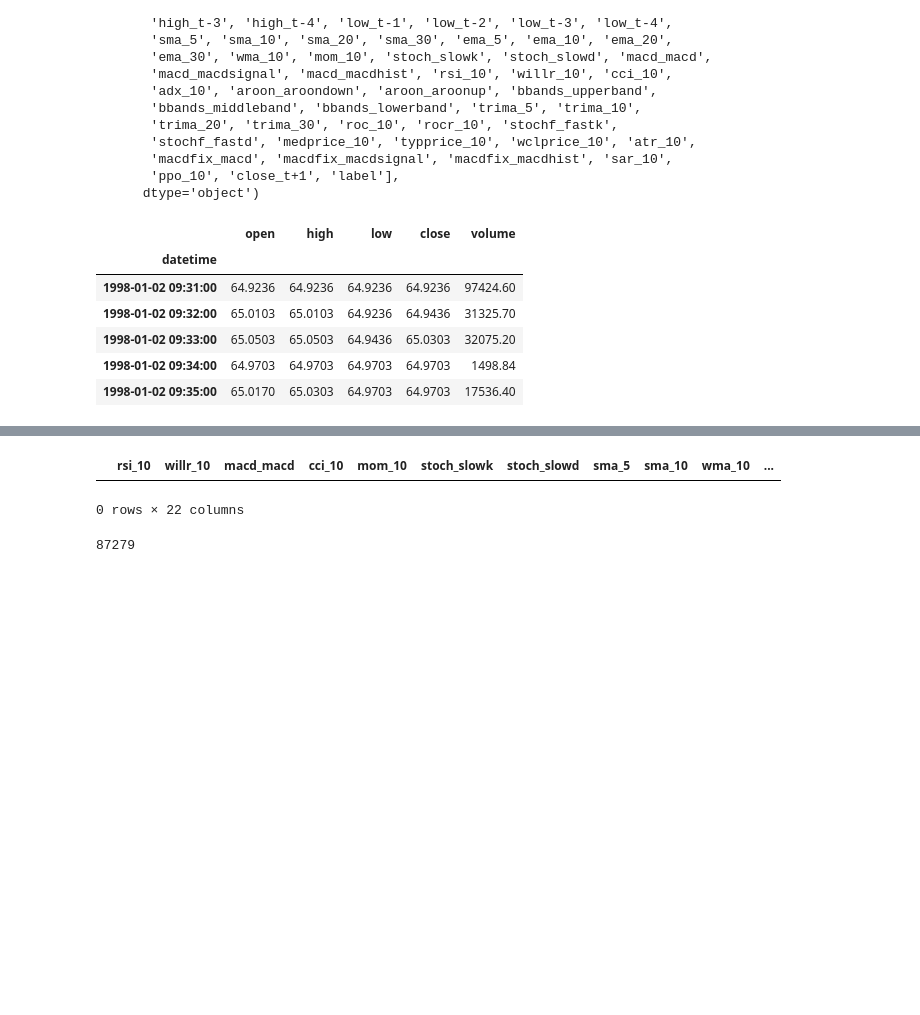
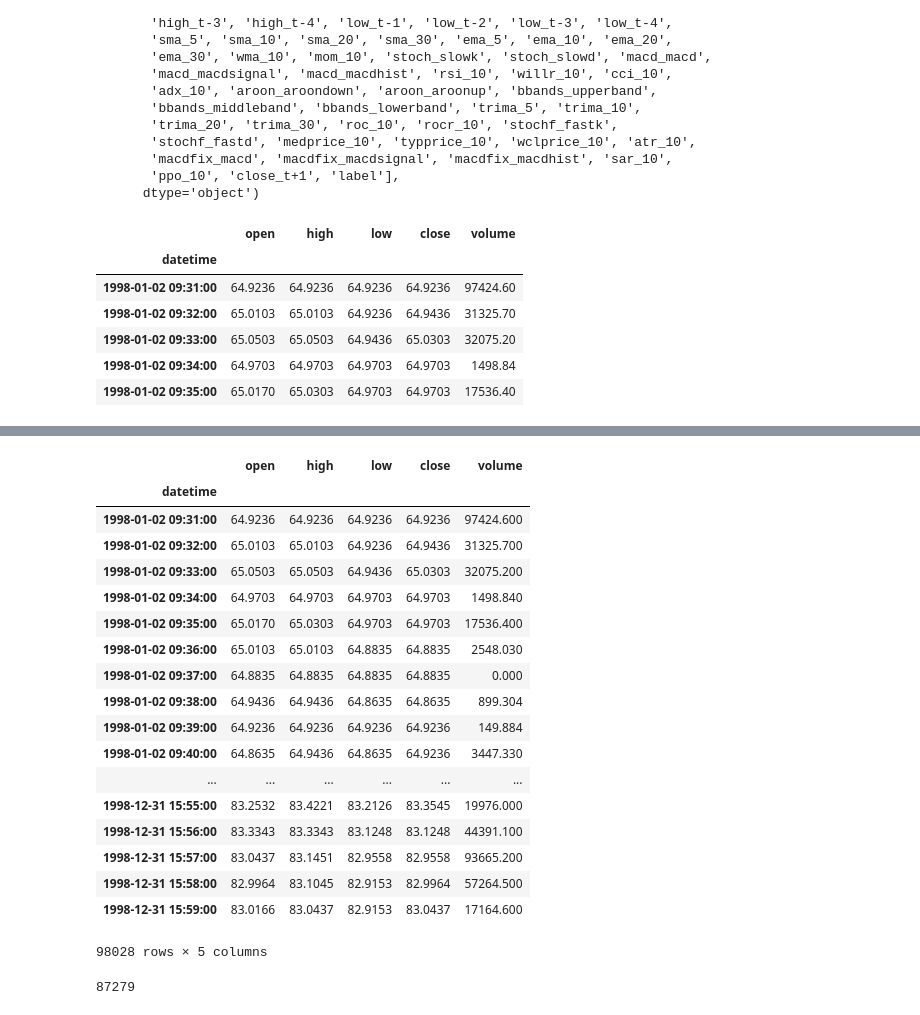
Before and after one commit to cetrulin/regime-switching-series-generator, a Jupyter notebook: notebooks/Data_preparation_experiments_NA_no_handling_gaps-QUANTQUOTE_MINUTES.ipynb, the cells around one changed output, grey strips where cells are left out. Saved outputs shown, nothing was run; the diff lists cells and outputs as text; code cells hidden in the pictures; blank space fills up the shorter version.

```diff
--- a/notebooks/Data_preparation_experiments_NA_no_handling_gaps-QUANTQUOTE_MINUTES.ipynb
+++ b/notebooks/Data_preparation_experiments_NA_no_handling_gaps-QUANTQUOTE_MINUTES.ipynb
@@ -38,13 +38,13 @@ for source in sources:
     for file in ['spy_historical']: # ['SPY_[2017-09-22_to_2017-12-09]']:  #['spy_alphavantage_2017', 'spy_alphavantage_2018', 'spy_alphavantage_2019_2020']:
         path = os.sep.join(['C:','Users','suare','data', 'raw', 'quantquote', 'minutes', file])  # new - moving data across
         df = pd.read_csv(path+'.csv', sep=',')
+        assert False
 #         df.rename(columns={'Date':'datetime'}, inplace=True)
         df['date'] =  pd.to_datetime(df['date'], format='%Y%m%d').dt.strftime('%Y-%m-%d')
         df['time'] = (pd.to_datetime(df['time'].astype(str).str.strip(), format='%H%M').dt.strftime('%H:%M'))
         df['datetime'] = df.date.astype(str) + ' ' + df.time.astype(str)
         df.index = pd.to_datetime(df.datetime)
-#         df.drop(columns=['date', 'time', 'datetime', 'splits', 'earnings', 'dividends'], inplace=True)
-        df.drop(columns=['date', 'time', 'datetime', 'splits', 'earnings'], inplace=True)
+        df.drop(columns=['date', 'time', 'datetime', 'splits', 'earnings', 'dividends'], inplace=True)
         df.sort_index(inplace=True, ascending=True)
         print(len(df))
 #         df = df.between_time('09:30','16:00')
@@ -517,9 +553,12 @@ for file in files:
 
         # Select columns for output
         # best pool found through indicators grid search script
+#         columns_selected = ['rsi_10','willr_10','macd_macd','cci_10','mom_10','stoch_slowk','stoch_slowd','sma_5','sma_10',
+#                             'wma_10','ema_10','trima_10','adx_10','bbands_upperband','bbands_lowerband','roc_10',
+#                             'aroon_aroondown','aroon_aroonup', 'cos_time', 'cos_dow', 'dividends', 'label']
         columns_selected = ['rsi_10','willr_10','macd_macd','cci_10','mom_10','stoch_slowk','stoch_slowd','sma_5','sma_10',
-                            'wma_10','ema_10','trima_10','adx_10','bbands_upperband','bbands_lowerband','roc_10',
-                            'aroon_aroondown','aroon_aroonup',  'cos_time', 'cos_dow', 'dividends', 'label']
+                'wma_10','ema_10','trima_10','adx_10','bbands_upperband','bbands_lowerband','roc_10',
+                'aroon_aroondown','aroon_aroonup', 'cos_time', 'cos_dow', 'label']
     #     columns_selected = ['datetime', 'sma_5','ema_5','sma_20','ema_20','adosc_10','macd_macd','willr_10','stoch_slowk','stoch_slowd','cci_10','ema_10','rsi_10','sma_10','mom_10', 'label']
 
         # Export processed data
@@ -576,0 +638,4 @@ Start efts\1min-level\S&P500\spy_historical_no_missing_data_market_hours_no_miss
+# %%
+df.datetime = pd.to_datetime(df.datetime)
+df.set_index('datetime', drop=True, inplace=True)
+df.between_time('10:05','15:58')
@@ -577,8 +662,25 @@ Start efts\1min-level\S&P500\spy_historical_no_missing_data_market_hours_no_miss
 # %%
-df.head()
+df
 # %% [output]
-|  | rsi_10 | willr_10 | macd_macd | cci_10 | mom_10 | stoch_slowk | stoch_slowd | sma_5 | sma_10 | wma_10 | ... |
+|  | open | high | low | close | volume |
+| datetime |  |  |  |  |  |
+| 1998-01-02 09:31:00 | 64.9236 | 64.9236 | 64.9236 | 64.9236 | 97424.600 |
+| 1998-01-02 09:32:00 | 65.0103 | 65.0103 | 64.9236 | 64.9436 | 31325.700 |
+| 1998-01-02 09:33:00 | 65.0503 | 65.0503 | 64.9436 | 65.0303 | 32075.200 |
+| 1998-01-02 09:34:00 | 64.9703 | 64.9703 | 64.9703 | 64.9703 | 1498.840 |
+| 1998-01-02 09:35:00 | 65.0170 | 65.0303 | 64.9703 | 64.9703 | 17536.400 |
+| 1998-01-02 09:36:00 | 65.0103 | 65.0103 | 64.8835 | 64.8835 | 2548.030 |
+| 1998-01-02 09:37:00 | 64.8835 | 64.8835 | 64.8835 | 64.8835 | 0.000 |
+| 1998-01-02 09:38:00 | 64.9436 | 64.9436 | 64.8635 | 64.8635 | 899.304 |
+| 1998-01-02 09:39:00 | 64.9236 | 64.9236 | 64.9236 | 64.9236 | 149.884 |
+| 1998-01-02 09:40:00 | 64.8635 | 64.9436 | 64.8635 | 64.9236 | 3447.330 |
+| ... | ... | ... | ... | ... | ... |
+| 1998-12-31 15:55:00 | 83.2532 | 83.4221 | 83.2126 | 83.3545 | 19976.000 |
+| 1998-12-31 15:56:00 | 83.3343 | 83.3343 | 83.1248 | 83.1248 | 44391.100 |
+| 1998-12-31 15:57:00 | 83.0437 | 83.1451 | 82.9558 | 82.9558 | 93665.200 |
+| 1998-12-31 15:58:00 | 82.9964 | 83.1045 | 82.9153 | 82.9964 | 57264.500 |
+| 1998-12-31 15:59:00 | 83.0166 | 83.0437 | 82.9153 | 83.0437 | 17164.600 |
-0 rows × 22 columns
+98028 rows × 5 columns
 # %%
 # Mahalanobis set
 len(df[df.datetime.astype('str') <= '1998-12-31 16:00:00'])
```
Also changed, not shown: parts of 8 cells of this notebook, 1 other file.
